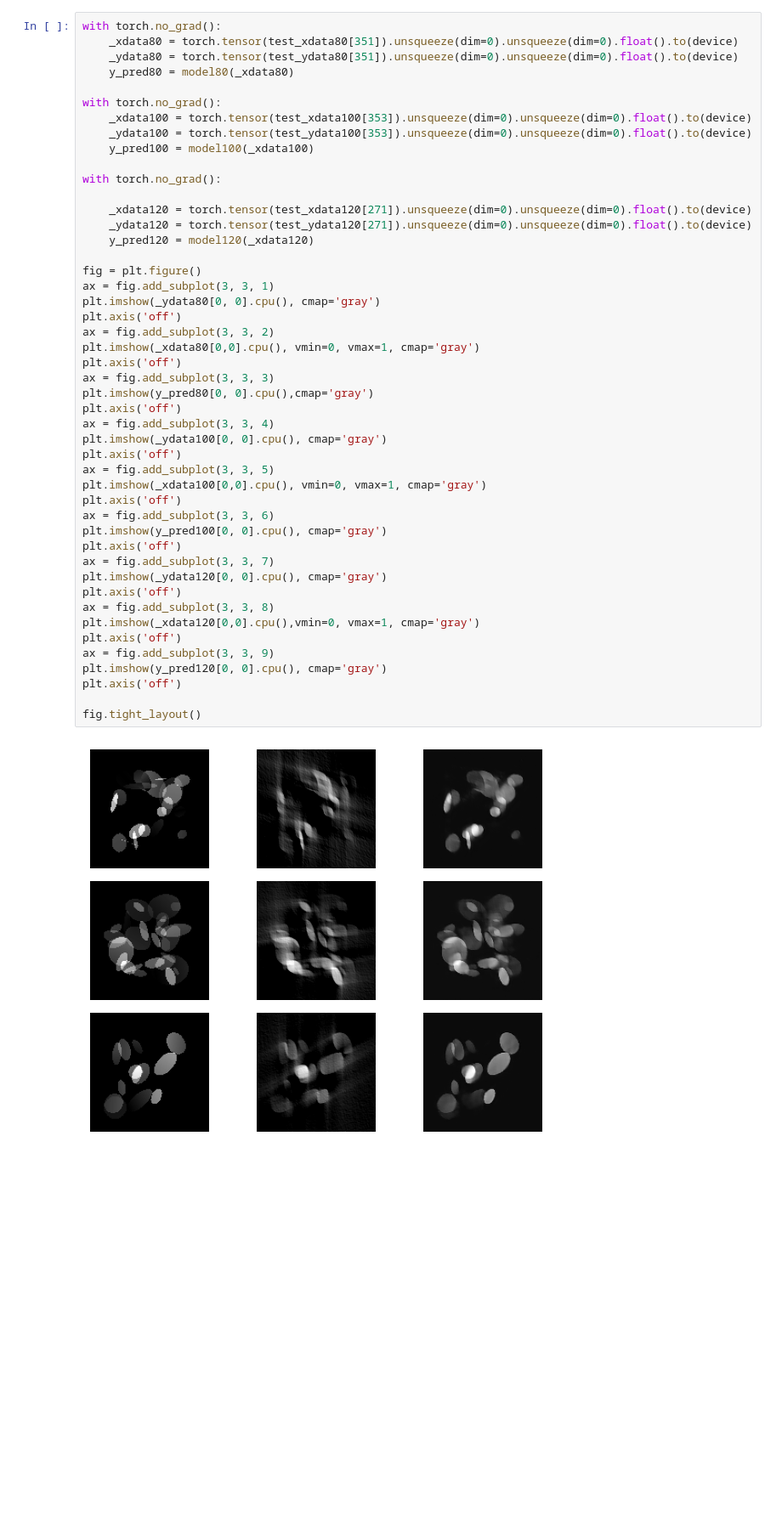
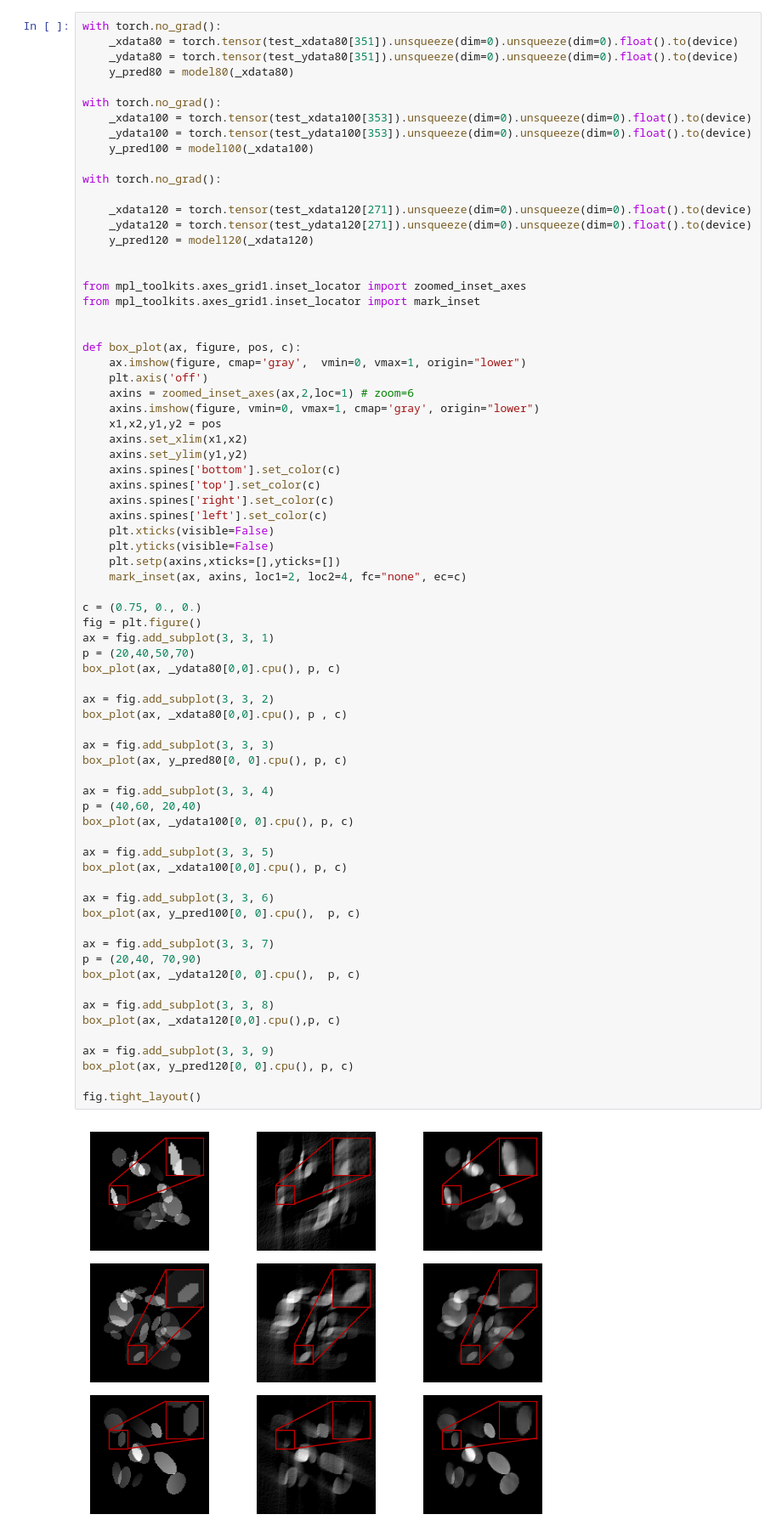
Before and after one commit to lowrank/robustness-limited-angle-tomography, a Jupyter notebook: experiments/examples.ipynb, the cells around one changed output. Shown: that part at 85% size. Saved outputs shown, nothing was run; the diff lists cells and outputs as text; blank space fills up the shorter version.

```diff
--- a/experiments/examples.ipynb
+++ b/experiments/examples.ipynb
@@ -260,52 +260,77 @@ u_net(
 # %%
 with torch.no_grad():
     _xdata80 = torch.tensor(test_xdata80[351]).unsqueeze(dim=0).unsqueeze(dim=0).float().to(device)
     _ydata80 = torch.tensor(test_ydata80[351]).unsqueeze(dim=0).unsqueeze(dim=0).float().to(device)
     y_pred80 = model80(_xdata80)
 
 with torch.no_grad():
     _xdata100 = torch.tensor(test_xdata100[353]).unsqueeze(dim=0).unsqueeze(dim=0).float().to(device)
     _ydata100 = torch.tensor(test_ydata100[353]).unsqueeze(dim=0).unsqueeze(dim=0).float().to(device)
     y_pred100 = model100(_xdata100)
 
 with torch.no_grad():
 
     _xdata120 = torch.tensor(test_xdata120[271]).unsqueeze(dim=0).unsqueeze(dim=0).float().to(device)
     _ydata120 = torch.tensor(test_ydata120[271]).unsqueeze(dim=0).unsqueeze(dim=0).float().to(device)
     y_pred120 = model120(_xdata120)
 
+
+from mpl_toolkits.axes_grid1.inset_locator import zoomed_inset_axes
+from mpl_toolkits.axes_grid1.inset_locator import mark_inset
+
+
+def box_plot(ax, figure, pos, c):
+    ax.imshow(figure, cmap='gray',  vmin=0, vmax=1, origin="lower")
+    plt.axis('off')
+    axins = zoomed_inset_axes(ax,2,loc=1) # zoom=6
+    axins.imshow(figure, vmin=0, vmax=1, cmap='gray', origin="lower")
+    x1,x2,y1,y2 = pos
+    axins.set_xlim(x1,x2)
+    axins.set_ylim(y1,y2)
+    axins.spines['bottom'].set_color(c)
+    axins.spines['top'].set_color(c)
+    axins.spines['right'].set_color(c)
+    axins.spines['left'].set_color(c)
+    plt.xticks(visible=False)
+    plt.yticks(visible=False)
+    plt.setp(axins,xticks=[],yticks=[])
+    mark_inset(ax, axins, loc1=2, loc2=4, fc="none", ec=c)
+
+c = (0.75, 0., 0.)
 fig = plt.figure()
 ax = fig.add_subplot(3, 3, 1)
-plt.imshow(_ydata80[0, 0].cpu(), cmap='gray')
-plt.axis('off')
+p = (20,40,50,70)
+box_plot(ax, _ydata80[0,0].cpu(), p, c)
+
 ax = fig.add_subplot(3, 3, 2)
-plt.imshow(_xdata80[0,0].cpu(), vmin=0, vmax=1, cmap='gray')
-plt.axis('off')
+box_plot(ax, _xdata80[0,0].cpu(), p , c)
+
 ax = fig.add_subplot(3, 3, 3)
-plt.imshow(y_pred80[0, 0].cpu(),cmap='gray')
-plt.axis('off')
+box_plot(ax, y_pred80[0, 0].cpu(), p, c)
+
 ax = fig.add_subplot(3, 3, 4)
-plt.imshow(_ydata100[0, 0].cpu(), cmap='gray')
-plt.axis('off')
+p = (40,60, 20,40)
+box_plot(ax, _ydata100[0, 0].cpu(), p, c)
+
 ax = fig.add_subplot(3, 3, 5)
-plt.imshow(_xdata100[0,0].cpu(), vmin=0, vmax=1, cmap='gray')
-plt.axis('off')
+box_plot(ax, _xdata100[0,0].cpu(), p, c)
+
 ax = fig.add_subplot(3, 3, 6)
-plt.imshow(y_pred100[0, 0].cpu(), cmap='gray')
-plt.axis('off')
+box_plot(ax, y_pred100[0, 0].cpu(),  p, c)
+
 ax = fig.add_subplot(3, 3, 7)
-plt.imshow(_ydata120[0, 0].cpu(), cmap='gray')
-plt.axis('off')
+p = (20,40, 70,90)
+box_plot(ax, _ydata120[0, 0].cpu(),  p, c)
+
 ax = fig.add_subplot(3, 3, 8)
-plt.imshow(_xdata120[0,0].cpu(),vmin=0, vmax=1, cmap='gray')
-plt.axis('off')
+box_plot(ax, _xdata120[0,0].cpu(),p, c)
+
 ax = fig.add_subplot(3, 3, 9)
-plt.imshow(y_pred120[0, 0].cpu(), cmap='gray')
-plt.axis('off')
+box_plot(ax, y_pred120[0, 0].cpu(), p, c)
 
 fig.tight_layout()
 # %% [output]
-[figure, old version]
+[figure, new version]
 # %%
 x_mat = scipy.io.loadmat(os.path.join('misc', 'sq_test_fbp80'))
 x_train = x_mat['H']
```
Also changed, not shown: 3 other files.
